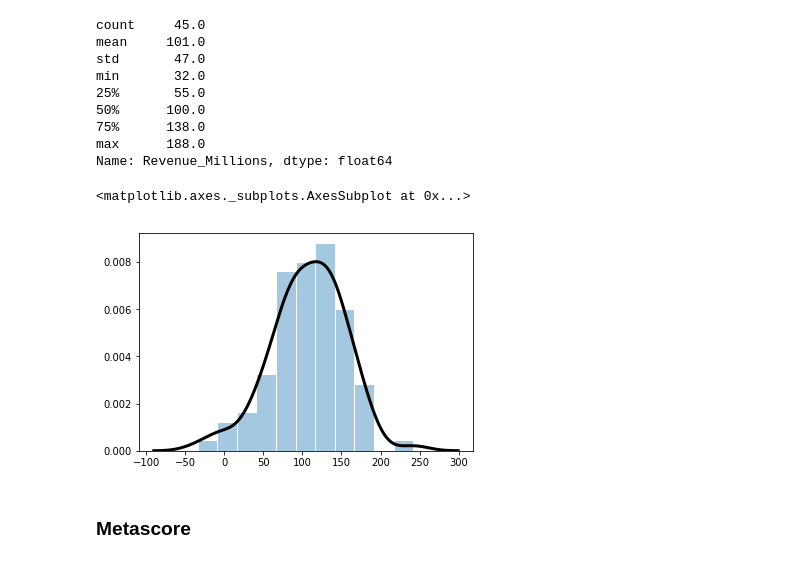
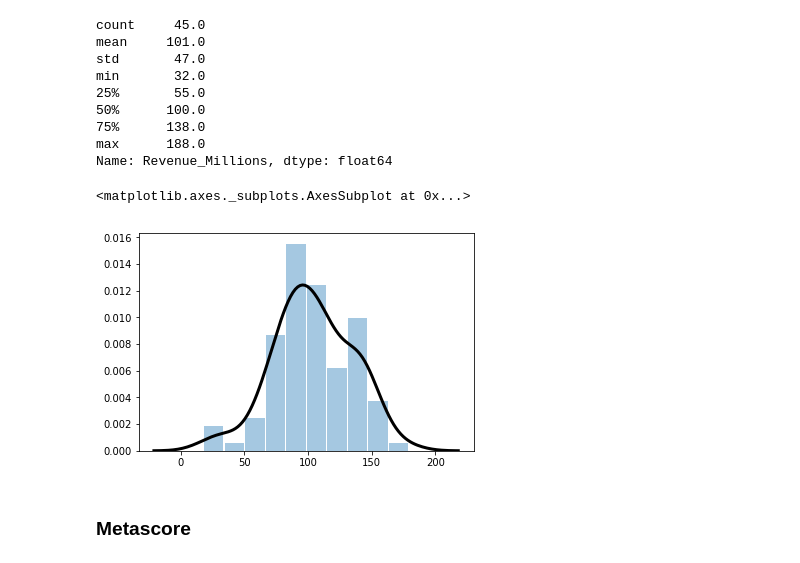
Before and after one commit to donalcarr/DC_Real-World-Simulation, a Jupyter notebook: Project 2018 - Simulation Movies.ipynb, the cells around one changed output. Cells and saved outputs as stored; diff of their text form; code cells hidden in the pictures.

```diff
--- a/Project 2018 - Simulation Movies.ipynb
+++ b/Project 2018 - Simulation Movies.ipynb
@@ -189,8 +189,8 @@ min       32.0
 max      188.0
 Name: Revenue_Millions, dtype: float64
 # %%
-rev = np.random.normal(101,47, 100)
+rev = np.random.normal(101,30, 100)
 sns.distplot(rev,hist_kws={"rwidth" :.95},kde_kws={"color": "k", "lw": 3,})
 # %% [output]
 <matplotlib.axes._subplots.AxesSubplot at 0x...>
-[figure, old version]
+[figure, new version]
```
Also changed, not shown: parts of 12 cells of this notebook.
